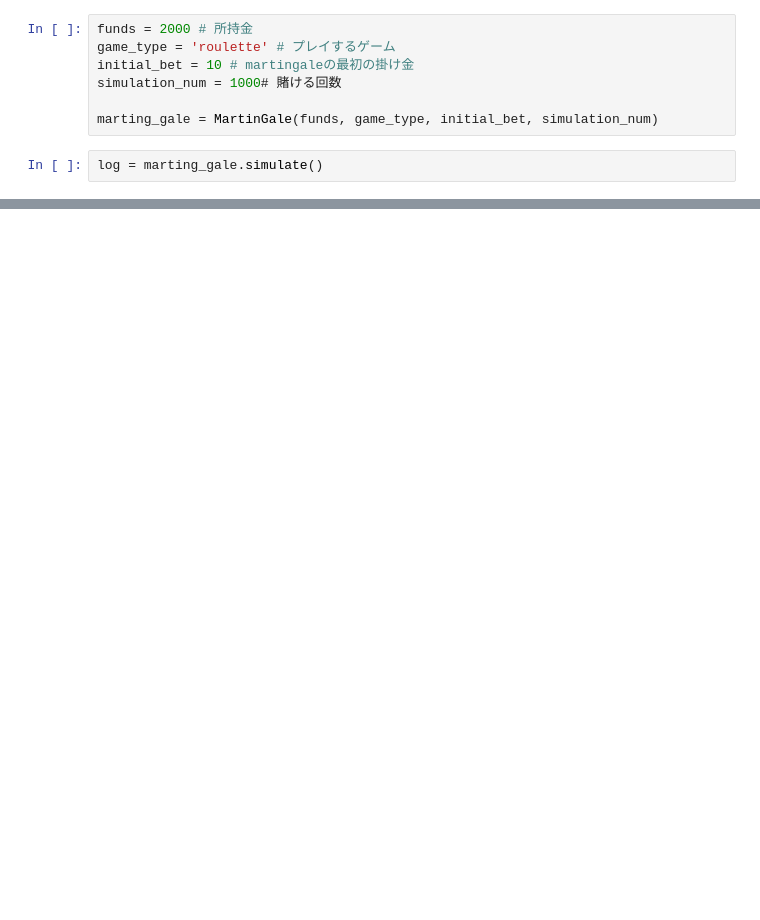
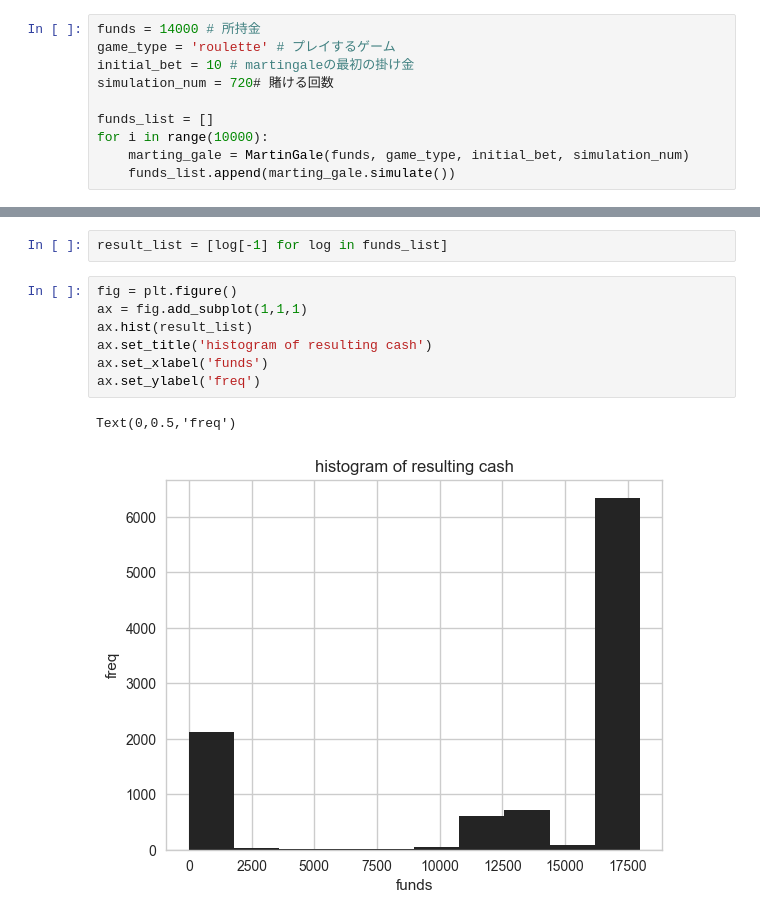
Before and after one commit to nasuka/casino-simulation, a Jupyter notebook: Simulation.ipynb, the cells around one changed output, grey strips where cells are left out. Drawn from its saved outputs; the diff is of its cells as text; blank space fills up the shorter version.

```diff
--- a/Simulation.ipynb
+++ b/Simulation.ipynb
@@ -5,9 +47,10 @@ from matplotlib import pyplot as plt
 # %%
-funds = 2000 # 所持金
+funds = 14000 # 所持金
 game_type = 'roulette' # プレイするゲーム
 initial_bet = 10 # martingaleの最初の掛け金
-simulation_num = 1000# 賭ける回数
+simulation_num = 720# 賭ける回数
 
-marting_gale = MartinGale(funds, game_type, initial_bet, simulation_num)
+funds_list = []
+for i in range(10000):
+    marting_gale = MartinGale(funds, game_type, initial_bet, simulation_num)
+    funds_list.append(marting_gale.simulate())
-# %%
-log = marting_gale.simulate()
@@ -25,0 +57,12 @@ plt.plot(log)
+# %%
+result_list = [log[-1] for log in funds_list]
+# %%
+fig = plt.figure()
+ax = fig.add_subplot(1,1,1)
+ax.hist(result_list)
+ax.set_title('histogram of resulting cash')
+ax.set_xlabel('funds')
+ax.set_ylabel('freq')
+# %% [output]
+Text(0,0.5,'freq')
+[figure, added]
```
Also changed, not shown: parts of 19 cells of this notebook.
